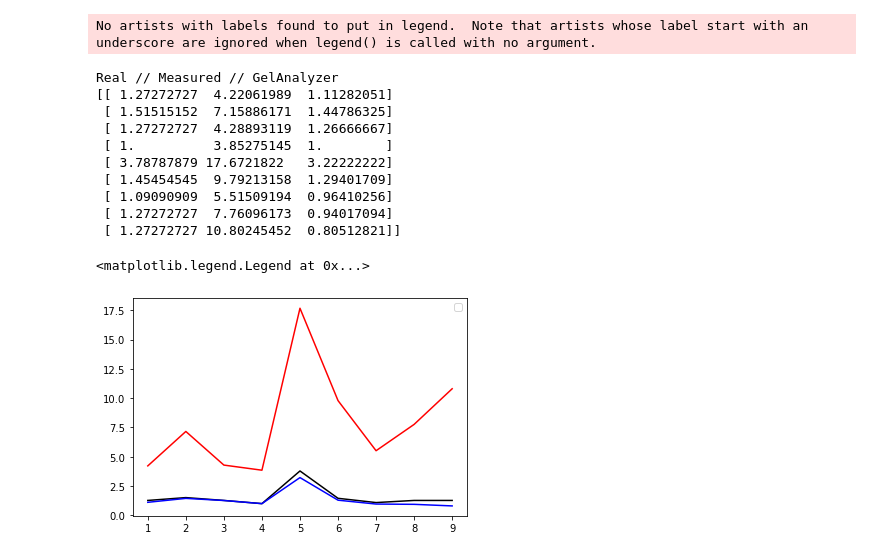
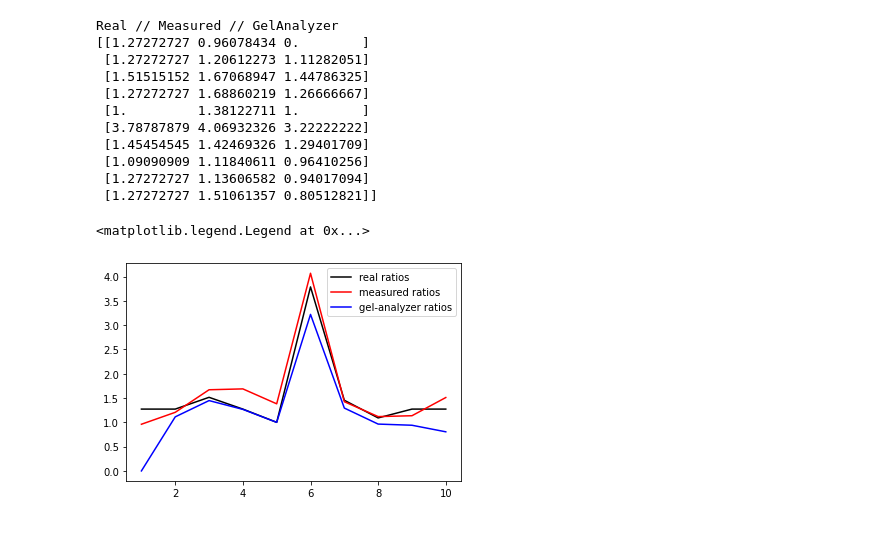
Before and after one commit to mattaq31/GelGenie, a Jupyter notebook: backend/segmentation/notebooks/Test Set.ipynb, the cells around one changed output. Cells and saved outputs as stored; diff of their text form; code cells hidden in the pictures.

```diff
--- a/backend/segmentation/notebooks/Test Set.ipynb
+++ b/backend/segmentation/notebooks/Test Set.ipynb
@@ -13,8 +19,16 @@ from segmentation.unet import UNet
 from segmentation.helper_functions.display_functions import show_segmentation
 # %%
-original_image_path = "C:/2022_Summer_Intern/Gel_Images_UNet_Test/Final_Set/Training_Set/Images/Pair_4and5 Wk10 GelRed.jpg"
-checkpoint_file_path = "C:/Users/s2137314/Downloads/checkpoint_epoch170.pth"
+# original_image_path = "C:/Users/s2137314/Downloads/UVP02670July252022.tif"
+original_image_path = "C:/Users/s2137314/Downloads/1kb_DNAladder_edited.png"
+checkpoint_file_path = "C:/Users/s2137314/Downloads/smp-UNet-with-augmentations-checkpoint_epoch170.pth"
+checkpoint_file_path_2 = "C:/Users/s2137314/Downloads/smp-UNet-no-augmentations-checkpoint_epoch180.pth"
 n_channels = 1
+# net = UNet(n_channels=1, n_classes=2, bilinear=False)
+net = smp_UNet(
+            encoder_name="resnet18",  # choose encoder, e.g. mobilenet_v2 or efficientnet-b7
+            in_channels=1,  # model input channels (1 for gray-scale images, 3 for RGB, etc.)
+            classes=2,  # model output channels (number of classes in your dataset)
+        )
 # %%
 original_image = imageio.imread(original_image_path)
 
@@ -122,4 +154,5 @@ volume_labels: [3.76662110e+05 6.54196083e+02 1.10962357e+03 6.64784334e+02
 # %%
 real_volumes = []
 analyzer_volumes = []
-measured_volumes = volume_labels[1:]
+filter_indices = [1, 2, 3, 4, 6, 7, 8, 9, 12, 14]
+measured_volumes = volume_labels[filter_indices]
@@ -126,36 +163,36 @@ measured_volumes = volume_labels[1:]
 # %%
 measured_ratios = []
 real_ratios = []
 analyzer_ratios = []
-real_volumes = [42, 50, 42, 33, 125, 48, 36, 42, 42]
-measured_volumes = volume_labels[1:]
-analyzer_volumes = [651, 847, 741, 585, 1885, 757, 564, 550, 471]
+real_volumes = [42, 42, 50, 42, 33, 125, 48, 36, 42, 42]
+# measured_volumes = volume_labels[1:]
+analyzer_volumes = [0, 651, 847, 741, 585, 1885, 757, 564, 550, 471]
 base_value_real = 33
 base_value_measured = 155
 base_value_analyzer = 585
 
 for r, m, a in zip(real_volumes, measured_volumes, analyzer_volumes):
     real_ratios.append(r/base_value_real)
     measured_ratios.append(m/base_value_measured)
     analyzer_ratios.append(a/base_value_analyzer)
 print("Real // Measured // GelAnalyzer")
 print(np.c_[real_ratios, measured_ratios, analyzer_ratios])
-x = range(1,10)
-plt.plot(x, real_ratios, color='black')
-plt.plot(x, measured_ratios, color='red')
-plt.plot(x, analyzer_ratios, color='blue')
+x = range(1,11)
+plt.plot(x, real_ratios, color='black', label='real ratios')
+plt.plot(x, measured_ratios, color='red', label='measured ratios')
+plt.plot(x, analyzer_ratios, color='blue', label='gel-analyzer ratios')
 plt.legend()
 # %% [output]
-No artists with labels found to put in legend.  Note that artists whose label start with an underscore are ignored when legend() is called with no argument.
+Real // Measured // GelAnalyzer
+[[1.27272727 0.96078434 0.        ]
+ [1.27272727 1.20612273 1.11282051]
+ [1.51515152 1.67068947 1.44786325]
+ [1.27272727 1.68860219 1.26666667]
+ [1.         1.38122711 1.        ]
+ [3.78787879 4.06932326 3.22222222]
+ [1.45454545 1.42469326 1.29401709]
+ [1.09090909 1.11840611 0.96410256]
+ [1.27272727 1.13606582 0.94017094]
+ [1.27272727 1.51061357 0.80512821]]
-Real // Measured // GelAnalyzer
-[[ 1.27272727  4.22061989  1.11282051]
- [ 1.51515152  7.15886171  1.44786325]
- [ 1.27272727  4.28893119  1.26666667]
- [ 1.          3.85275145  1.        ]
- [ 3.78787879 17.6721822   3.22222222]
- [ 1.45454545  9.79213158  1.29401709]
- [ 1.09090909  5.51509194  0.96410256]
- [ 1.27272727  7.76096173  0.94017094]
- [ 1.27272727 10.80245452  0.80512821]]
+<matplotlib.legend.Legend at 0x...>
-<matplotlib.legend.Legend at 0x...>
-[figure, old version]
+[figure, new version]
```
Also changed, not shown: parts of 12 cells of this notebook, 1 other file.
